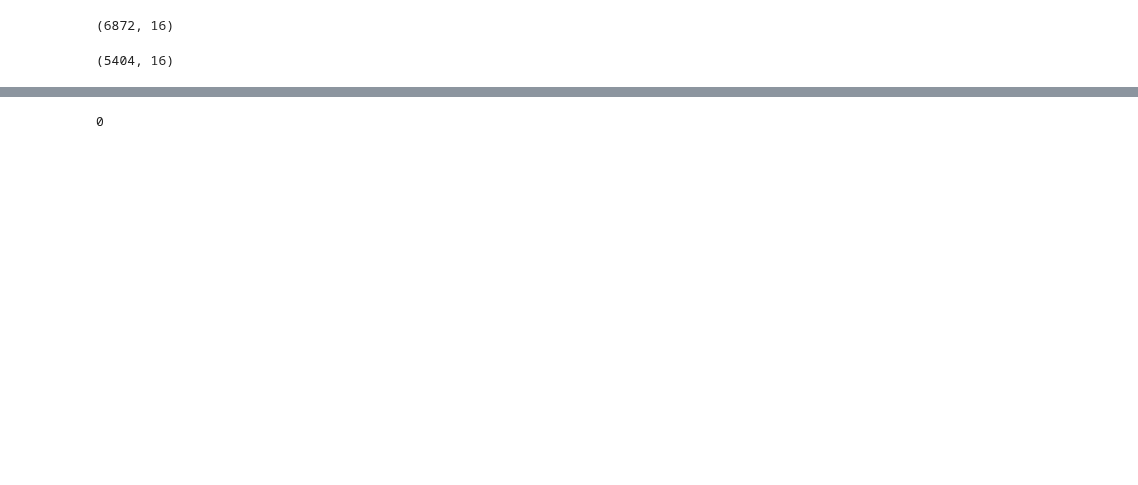
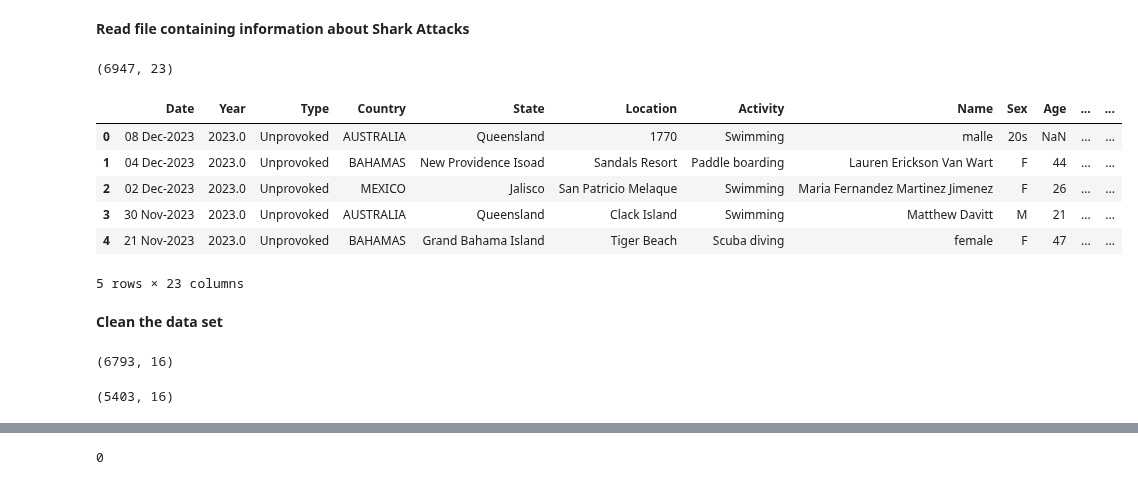
Before and after one commit to Beata2307/Shark_Attack, a Jupyter notebook: Shark_attack_cleaning_EDA.ipynb, the cells around one changed output, grey strips where cells are left out. Drawn from its saved outputs; the diff is of its cells as text; code cells hidden in the pictures; blank space fills up the shorter version.

Commit message:
Cleaning and EDA

```diff
--- a/Shark_attack_cleaning_EDA.ipynb
+++ b/Shark_attack_cleaning_EDA.ipynb
@@ -295,0 +276,20 @@ known_species = {
+# %% [markdown]
+**Read file containing information about Shark Attacks**
+# %%
+shark_df = pd.read_excel('data/GSAF5.xls')
+# %%
+shark_df.shape
+# %% [output]
+(6947, 23)
+# %%
+shark_df.head(5)
+# %% [output]
+|  | Date | Year | Type | Country | State | Location | Activity | Name | Sex | Age | ... | ... |
+| 0 | 08 Dec-2023 | 2023.0 | Unprovoked | AUSTRALIA | Queensland | 1770 | Swimming | malle | 20s | NaN | ... | ... |
+| 1 | 04 Dec-2023 | 2023.0 | Unprovoked | BAHAMAS | New Providence Isoad | Sandals Resort | Paddle boarding | Lauren Erickson Van Wart | F | 44 | ... | ... |
+| 2 | 02 Dec-2023 | 2023.0 | Unprovoked | MEXICO | Jalisco | San Patricio Melaque | Swimming | Maria Fernandez Martinez Jimenez | F | 26 | ... | ... |
+| 3 | 30 Nov-2023 | 2023.0 | Unprovoked | AUSTRALIA | Queensland | Clack Island | Swimming | Matthew Davitt | M | 21 | ... | ... |
+| 4 | 21 Nov-2023 | 2023.0 | Unprovoked | BAHAMAS | Grand Bahama Island | Tiger Beach | Scuba diving | female | F | 47 | ... | ... |
+5 rows × 23 columns
+# %% [markdown]
+**Clean the data set**
@@ -296,21 +304,5 @@ known_species = {
 # %%
-import pandas as pd
-
-shark_df = pd.read_excel('GSAF5.xls')
-
-
-# #Initial cleaning
-
-shark_df.columns = shark_df.columns.str.strip()
-
-shark_df = shark_df.drop(['Unnamed: 22', 'Unnamed: 21','pdf','Case Number','Case Number.1','href','href formula','Unnamed: 11','original order','Year','Source'], axis=1)
-
-shark_df = shark_df.dropna(how='all') #remove last records with NaN values in each column
-
-
-
-
-# # # Correctind date, extracting year and month
+# Correct date, extract year and month
 
 shark_df['Extracted_date'] = shark_df['Date'].astype(str).apply(extract_date)
 
@@ -321,7 +313,7 @@ shark_df['Month'] = shark_df['Month'].replace(replace_month)
 shark_df['Year'] = shark_df['Extracted_date'].astype(str).apply(year)
 
 
-# # # fixing Age and Sex columns
+# Fix values in 'Age' and 'Sex' columns
 
 shark_df['Age'] = shark_df['Age'].astype(str)
 shark_df['Age_group'] = shark_df['Age'].apply(set_age_group)
@@ -345,17 +337,16 @@ shark_df['Injury'] = shark_df['Injury'].apply(fix_injury)  #.value_counts()
 shark_df['Type'] = shark_df['Type'].apply(clean_type)
 
 
-# Country
+# Clean 'Country' column and select states were mor than 5 shark attacks happened
 
 shark_df['Country'] = clean_country('Country', shark_df)
 
 shark_df_filtered = states_attack_filtered(shark_df, 'State', 5)
 
 print(shark_df.shape)
-#shark_df.tail(50)
 # %% [output]
-(6872, 16)
+(6793, 16)
 # %%
 shark_df_filtered.shape
 # %% [output]
-(5404, 16)
+(5403, 16)
```
Also changed, not shown: parts of 9 cells of this notebook.
